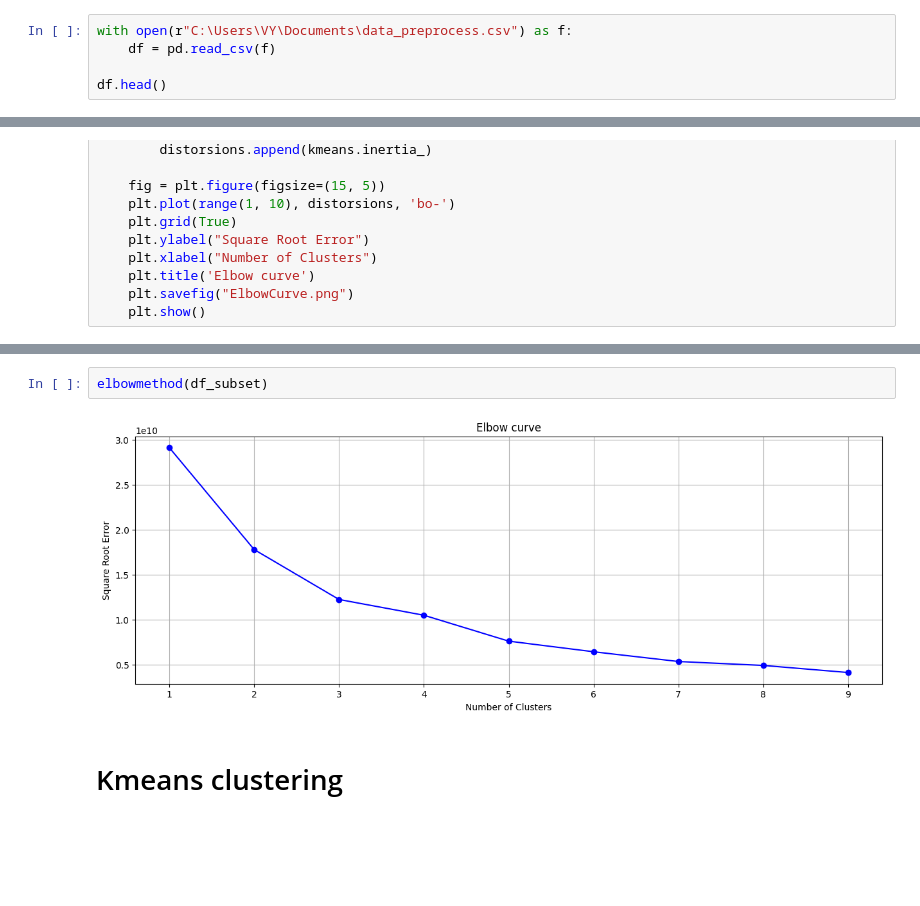
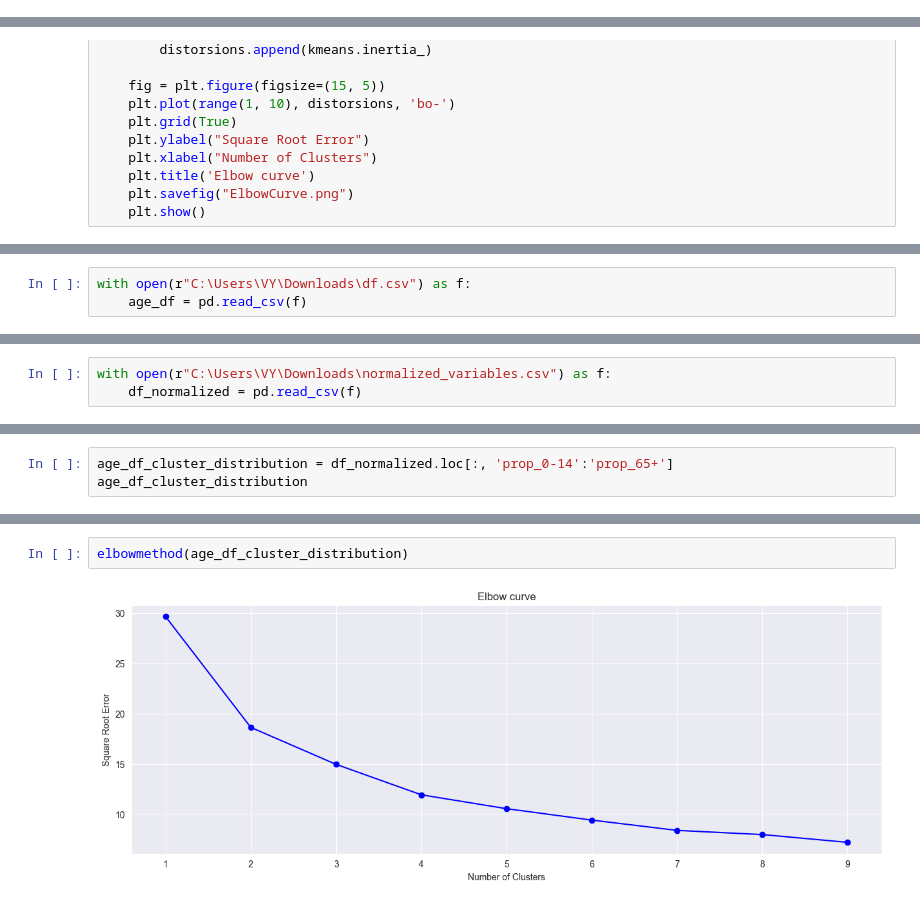
Before and after one commit to DarianOthman/SSP, a Jupyter notebook: SSP_project.ipynb, the cells around one changed output, grey strips where cells are left out. Drawn from its saved outputs; the diff is of its cells as text; blank space fills up the shorter version.

```diff
--- a/SSP_project.ipynb
+++ b/SSP_project.ipynb
@@ -12,5 +12,0 @@ from sklearn.preprocessing import StandardScaler
-# %%
-with open(r"C:\Users\VY\Documents\data_preprocess.csv") as f:
-    df = pd.read_csv(f)
-
-df.head()
@@ -89,0 +35,3 @@ def elbowmethod(data):
+# %%
+with open(r"C:\Users\VY\Downloads\df.csv") as f:
+    age_df = pd.read_csv(f)
@@ -89,0 +122,3 @@ def elbowmethod(data):
+# %%
+with open(r"C:\Users\VY\Downloads\normalized_variables.csv") as f:
+    df_normalized = pd.read_csv(f)
@@ -89,0 +134,3 @@ def elbowmethod(data):
+# %%
+age_df_cluster_distribution = df_normalized.loc[:, 'prop_0-14':'prop_65+']
+age_df_cluster_distribution
@@ -90,6 +164,4 @@ def elbowmethod(data):
 # %%
-elbowmethod(df_subset)
+elbowmethod(age_df_cluster_distribution)
 # %% [output]
-[figure, old version]
+[figure, new version]
-# %% [markdown]
-# Kmeans clustering
```
Also changed, not shown: parts of 52 cells of this notebook.
